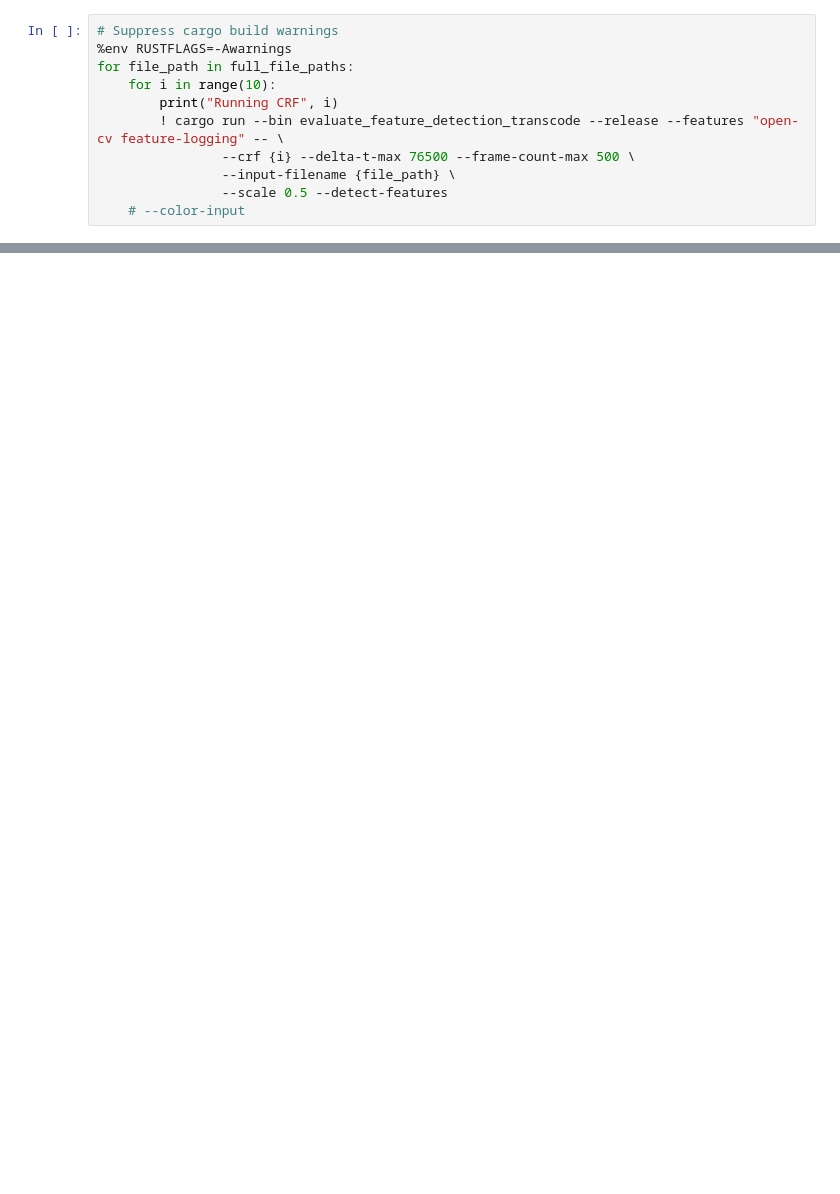
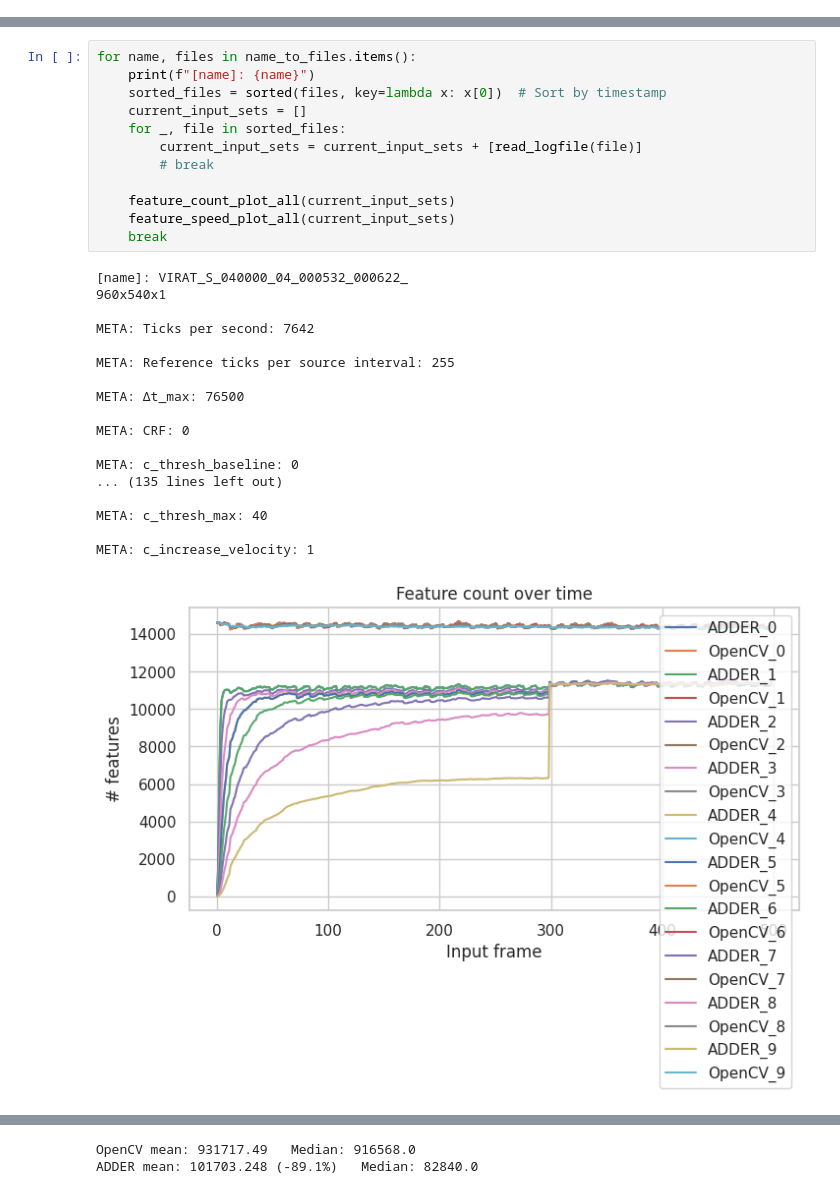
Before and after one commit to ac-freeman/adder-codec-rs, a Jupyter notebook: adder-codec-rs/evaluation/feature_detection/multi_log_analyzer.ipynb, the cells around one changed output, grey strips where cells are left out. Drawn from its saved outputs; the diff is of its cells as text; blank space fills up the shorter version.

```diff
--- a/adder-codec-rs/evaluation/feature_detection/multi_log_analyzer.ipynb
+++ b/adder-codec-rs/evaluation/feature_detection/multi_log_analyzer.ipynb
@@ -24,11 +0,0 @@ print(full_file_paths)
-# %%
-# Suppress cargo build warnings
-%env RUSTFLAGS=-Awarnings
-for file_path in full_file_paths:
-    for i in range(10):
-        print("Running CRF", i)
-        ! cargo run --bin evaluate_feature_detection_transcode --release --features "open-cv feature-logging" -- \
-                --crf {i} --delta-t-max 76500 --frame-count-max 500 \
-                --input-filename {file_path} \
-                --scale 0.5 --detect-features
-    # --color-input
@@ -40,0 +210,31 @@ Running CRF 0
+# %%
+for name, files in name_to_files.items():
+    print(f"[name]: {name}")
+    sorted_files = sorted(files, key=lambda x: x[0])  # Sort by timestamp
+    current_input_sets = []
+    for _, file in sorted_files:
+        current_input_sets = current_input_sets + [read_logfile(file)]
+        # break
+
+    feature_count_plot_all(current_input_sets)
+    feature_speed_plot_all(current_input_sets)
+    break
+# %% [output]
+[name]: VIRAT_S_040000_04_000532_000622_
+960x540x1
+
+META: Ticks per second: 7642
+
+META: Reference ticks per source interval: 255
+
+META: Δt_max: 76500
+
+META: CRF: 0
+
+META: c_thresh_baseline: 0
+... (135 lines left out)
+
+META: c_thresh_max: 40
+
+META: c_increase_velocity: 1
+[figure, added]
@@ -40,0 +242,2 @@ Running CRF 0
+OpenCV mean: 931717.49   Median: 916568.0
+ADDER mean: 101703.248 (-89.1%)   Median: 82840.0
```
Also changed, not shown: parts of 7 cells of this notebook, 1 other file.
